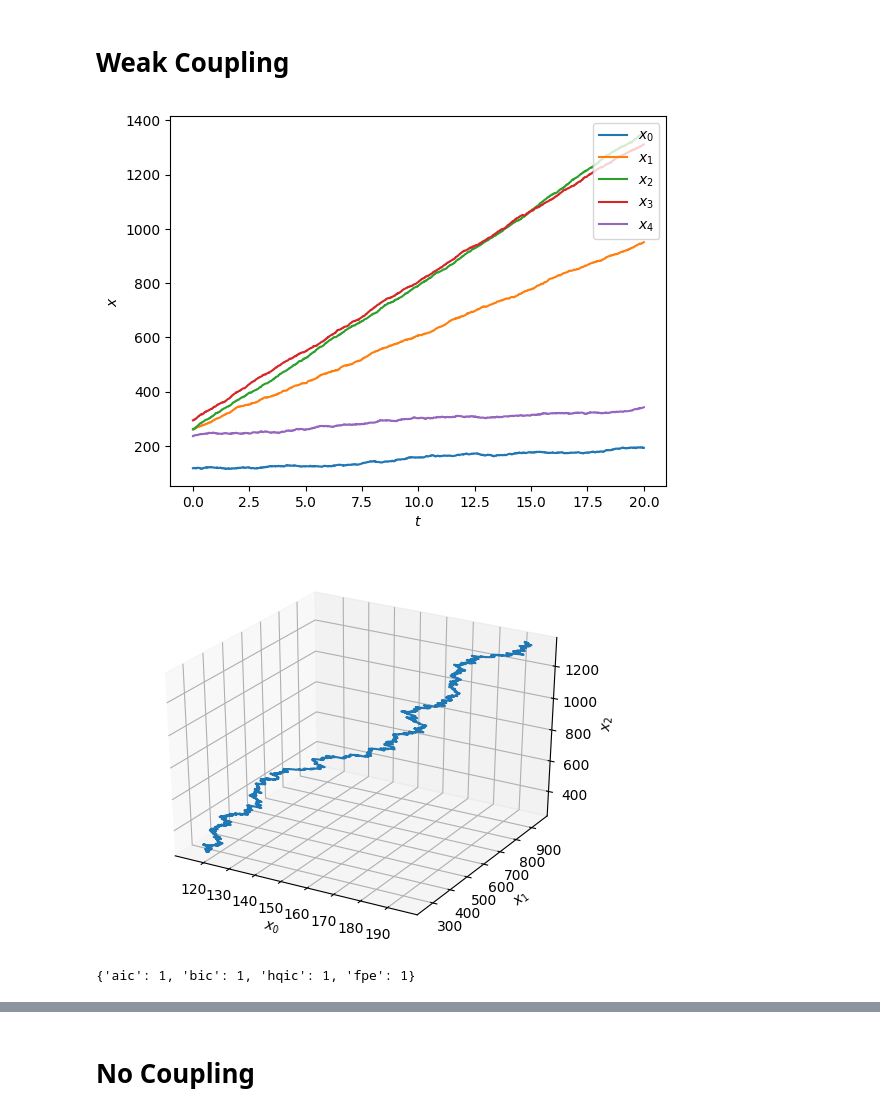
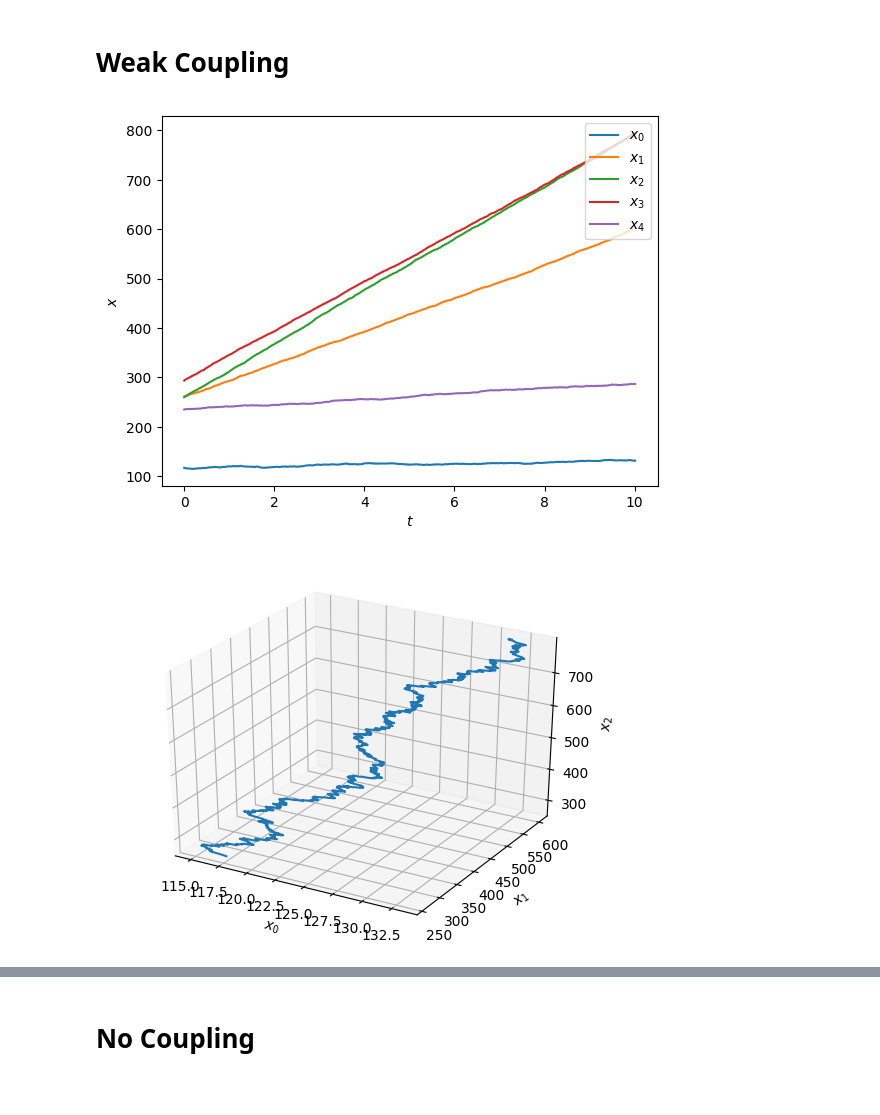
Before and after one commit to data-driven-dynamical-systems/Andre, a Jupyter notebook: Kuramoto/Stochastic_TimeDomain_Granger_Analysis.ipynb, the cells around one changed output, grey strips where cells are left out. Saved outputs shown, nothing was run; the diff lists cells and outputs as text; code cells hidden in the pictures.

```diff
--- a/Kuramoto/Stochastic_TimeDomain_Granger_Analysis.ipynb
+++ b/Kuramoto/Stochastic_TimeDomain_Granger_Analysis.ipynb
@@ -149,18 +89,18 @@ N = 5  # number of variables
 K = 0.01 #coupling
 omega =  np.array([ 2.31246433, 35.50794494, 53.41350736, 50.23353682,  5.63392492])  # natural frequency
 theta0 = np.array([117.35002435, 261.94283291, 260.06912657, 293.69995793,235.11319532]) # initial state
-sigma=5
+sigma=2
 tinit = 0.0
-tmax = 20.0
+tmax = 10.0
 dt =  0.01
 # %%
 kuramoto = Kuramoto(N,K,omega,sigma)
-sol = kuramoto.integrate(tinit, 20, dt, theta0)
+sol = kuramoto.integrate(tinit, tmax, dt, theta0)
 kuramoto.evolution_plot()
 kuramoto.trajectory_plot()
 # %% [output]
-[figure, old version]
+[figure, new version]
-[figure, old version]
+[figure, new version]
 # %%
 kuramoto_df = pd.DataFrame(data= sol[1],
                 columns=['x0','x1','x2','x3','x4'])
@@ -167,7 +108,0 @@ kuramoto_df = pd.DataFrame(data= sol[1],
-# %%
-model = VAR(kuramoto_df)
-#find optimal lag order by information criteria
-lag_orders_data = model.select_order(trend='nc')
-print(lag_orders_data.selected_orders)
-# %% [output]
-{'aic': 1, 'bic': 1, 'hqic': 1, 'fpe': 1}
```
Also changed, not shown: parts of 37 cells of this notebook, 4 other files.
